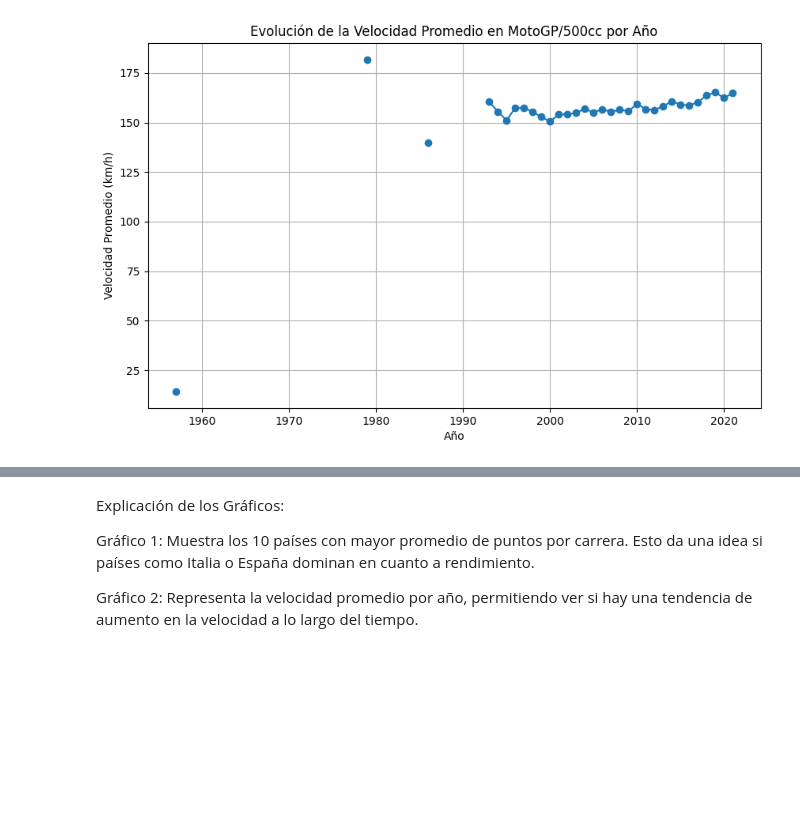
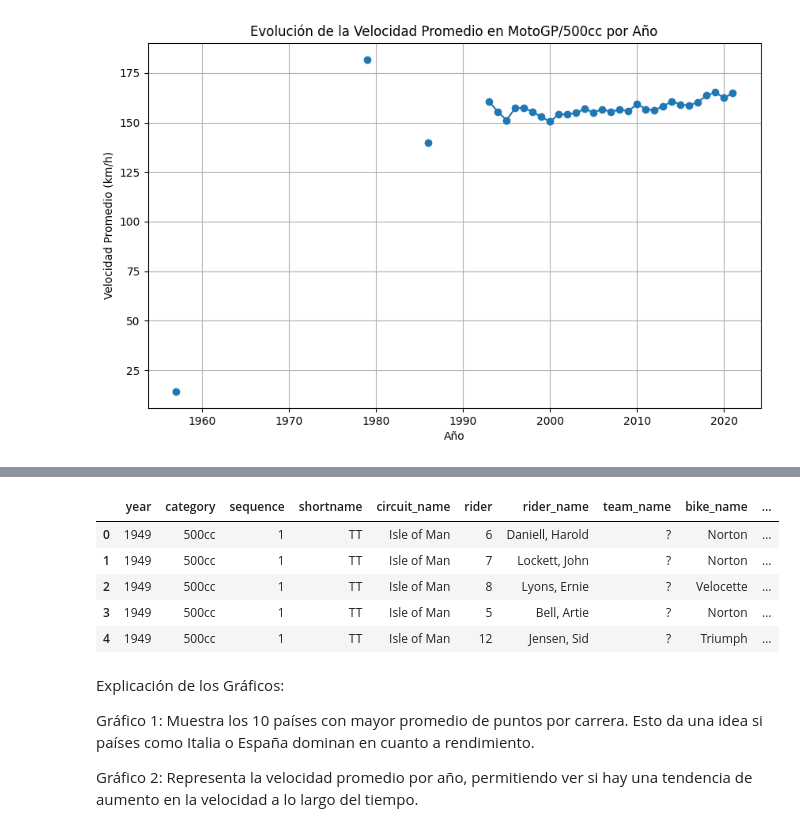
Before and after one commit to Juna78/Carrizo, a Jupyter notebook: Proyecto Parte III - Carrizo.ipynb, the cells around one changed output, grey strips where cells are left out. Saved outputs shown, nothing was run; the diff lists cells and outputs as text; code cells hidden in the pictures; blank space fills up the shorter version.

```diff
--- a/Proyecto Parte III - Carrizo.ipynb
+++ b/Proyecto Parte III - Carrizo.ipynb
@@ -55,3 +75,12 @@ plt.show()
+# %%
+data.head()
+# %% [output]
+|  | year | category | sequence | shortname | circuit_name | rider | rider_name | team_name | bike_name | ... |
+| 0 | 1949 | 500cc | 1 | TT | Isle of Man | 6 | Daniell, Harold | ? | Norton | ... |
+| 1 | 1949 | 500cc | 1 | TT | Isle of Man | 7 | Lockett, John | ? | Norton | ... |
+| 2 | 1949 | 500cc | 1 | TT | Isle of Man | 8 | Lyons, Ernie | ? | Velocette | ... |
+| 3 | 1949 | 500cc | 1 | TT | Isle of Man | 5 | Bell, Artie | ? | Norton | ... |
+| 4 | 1949 | 500cc | 1 | TT | Isle of Man | 12 | Jensen, Sid | ? | Triumph | ... |
 # %% [markdown]
 Explicación de los Gráficos:
 
```
Also changed, not shown: parts of 1 cell of this notebook.
